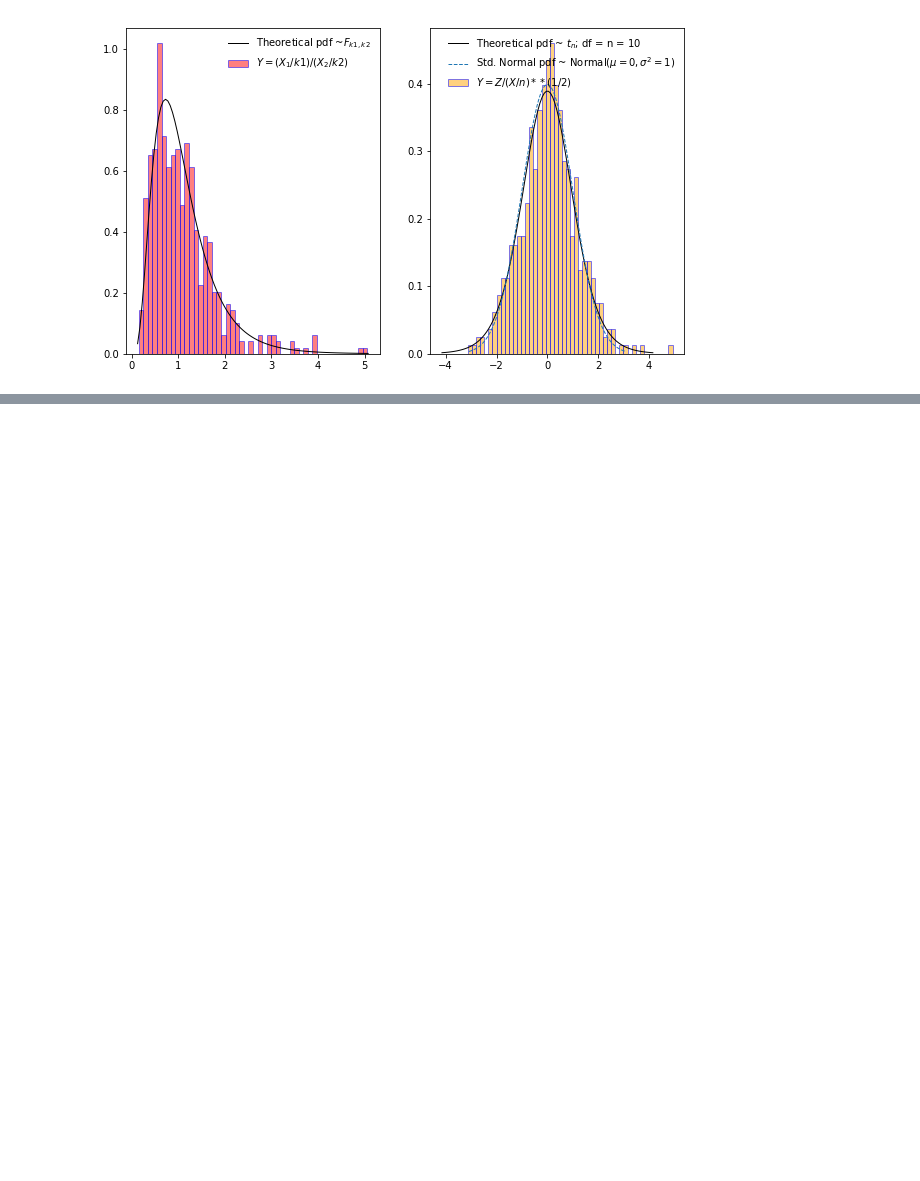
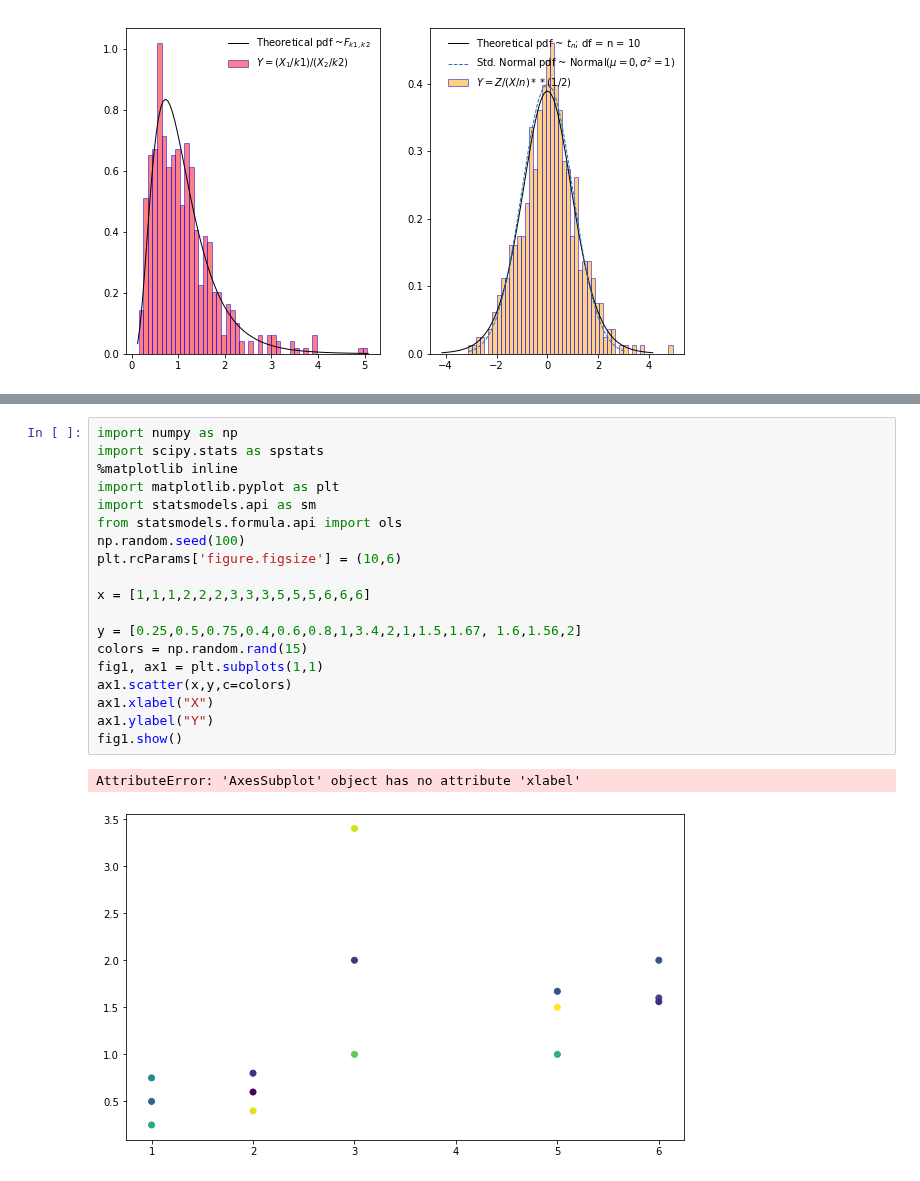
Before and after one commit to talktokalyan/Kalyan-Jupyter-Notebooks, a Jupyter notebook: IE-1-ADD-DIST.ipynb, the cells around one changed output, grey strips where cells are left out. Cells and saved outputs as stored; diff of their text form; blank space fills up the shorter version.

```diff
--- a/IE-1-ADD-DIST.ipynb
+++ b/IE-1-ADD-DIST.ipynb
@@ -195,0 +277,22 @@ plt.show()
+# %%
+import numpy as np
+import scipy.stats as spstats
+%matplotlib inline
+import matplotlib.pyplot as plt
+import statsmodels.api as sm
+from statsmodels.formula.api import ols
+np.random.seed(100)
+plt.rcParams['figure.figsize'] = (10,6)
+
+x = [1,1,1,2,2,2,3,3,3,5,5,5,6,6,6]
+
+y = [0.25,0.5,0.75,0.4,0.6,0.8,1,3.4,2,1,1.5,1.67, 1.6,1.56,2]
+colors = np.random.rand(15)
+fig1, ax1 = plt.subplots(1,1)
+ax1.scatter(x,y,c=colors)
+ax1.xlabel("X")
+ax1.ylabel("Y")
+fig1.show()
+# %% [output]
+AttributeError: 'AxesSubplot' object has no attribute 'xlabel'
+[figure, added]
```
Also changed, not shown: parts of 3 cells of this notebook, 27 other files.
